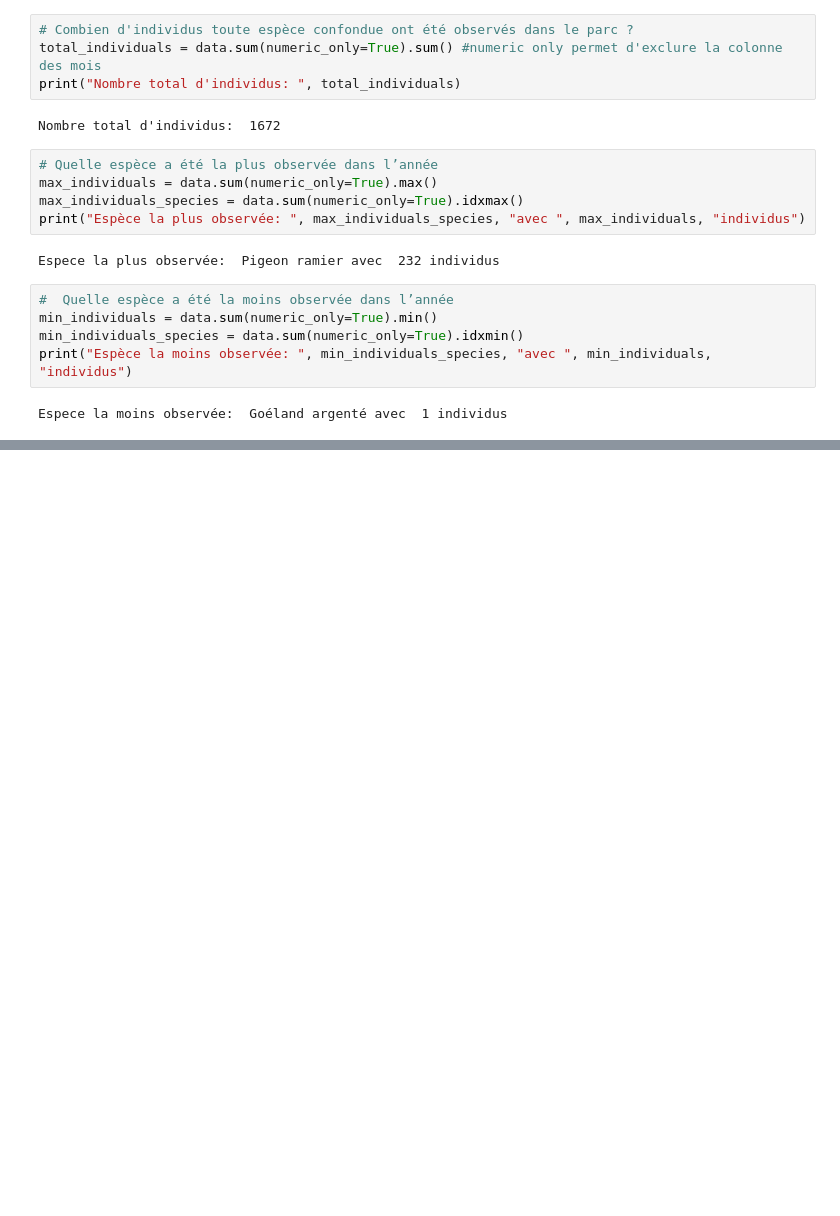
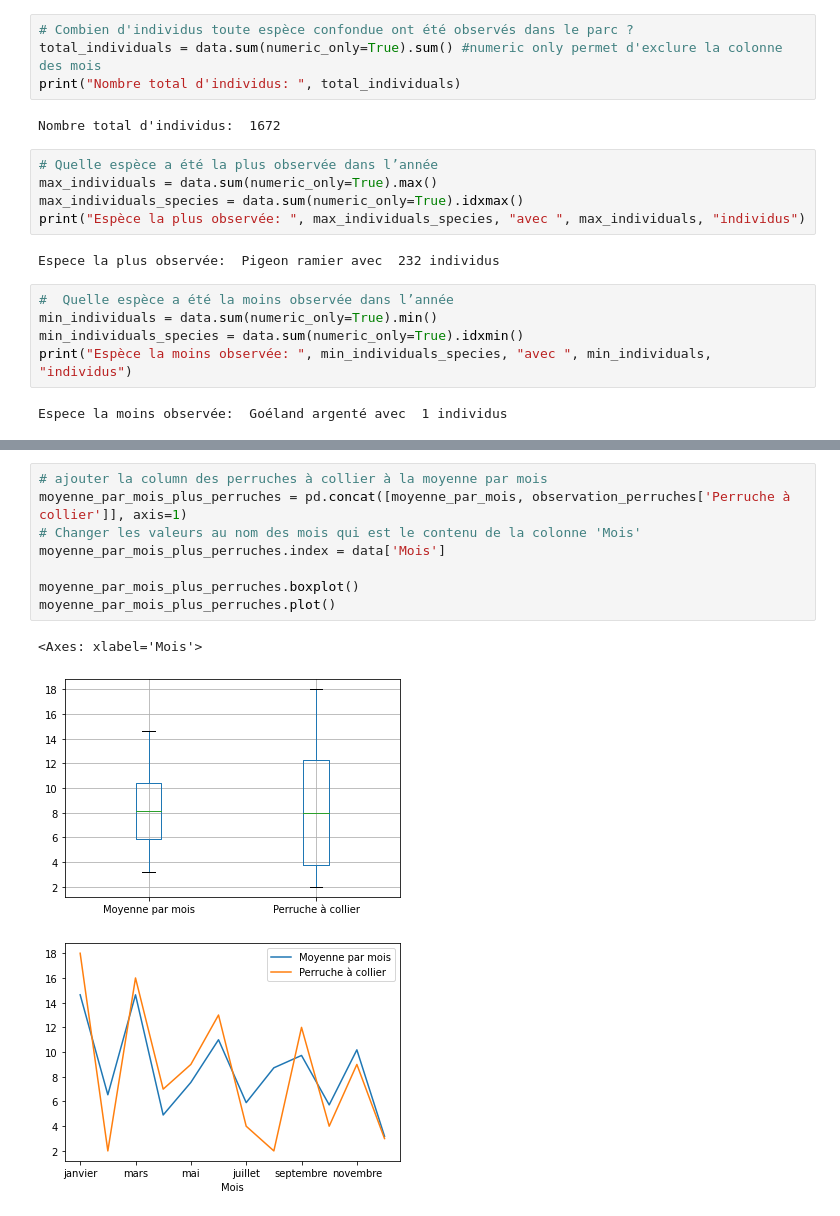
Before and after one commit to hadouin/data-science-isep, a Jupyter notebook: main.ipynb, the cells around one changed output, grey strips where cells are left out. Saved outputs shown, nothing was run; the diff lists cells and outputs as text; blank space fills up the shorter version.

```diff
--- a/main.ipynb
+++ b/main.ipynb
@@ -46,0 +146,12 @@ Espece la moins observée:  Goéland argenté avec  1 individus
+# %%
+# ajouter la column des perruches à collier à la moyenne par mois
+moyenne_par_mois_plus_perruches = pd.concat([moyenne_par_mois, observation_perruches['Perruche à collier']], axis=1)
+# Changer les valeurs au nom des mois qui est le contenu de la colonne 'Mois'
+moyenne_par_mois_plus_perruches.index = data['Mois']
+
+moyenne_par_mois_plus_perruches.boxplot()
+moyenne_par_mois_plus_perruches.plot()
+# %% [output]
+<Axes: xlabel='Mois'>
+[figure, added]
+[figure, added]
```
Also changed, not shown: parts of 17 cells of this notebook.
